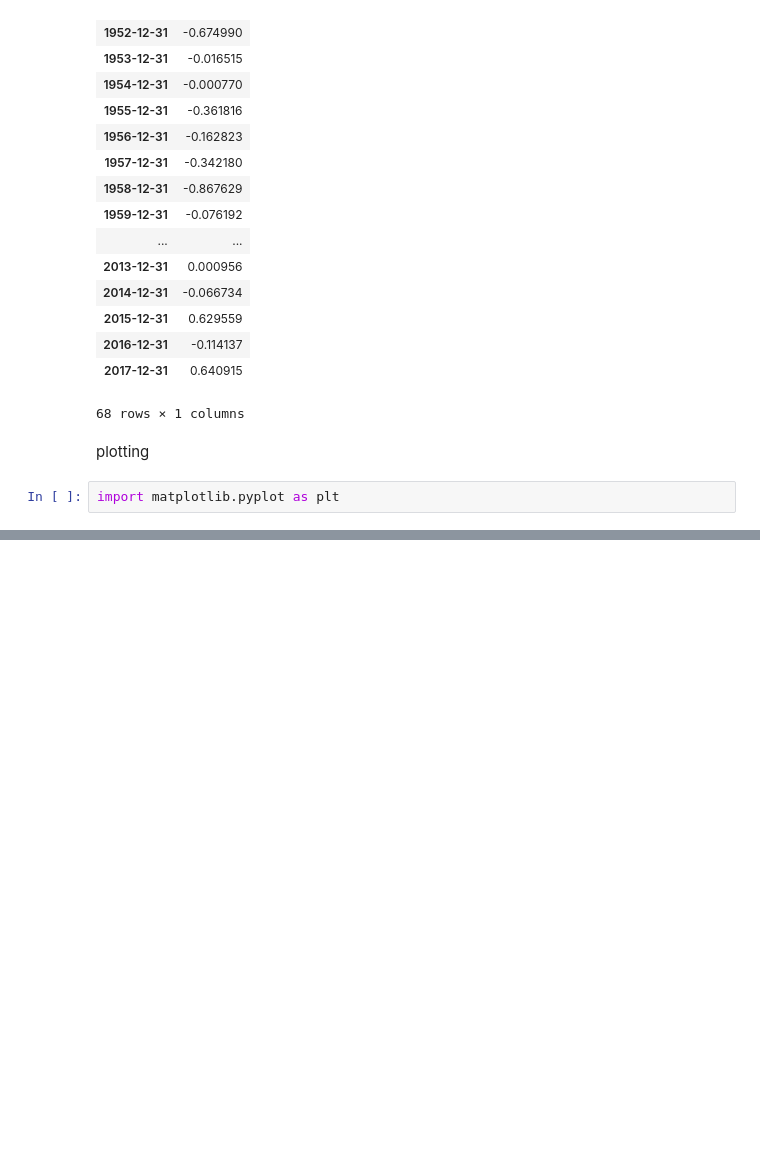
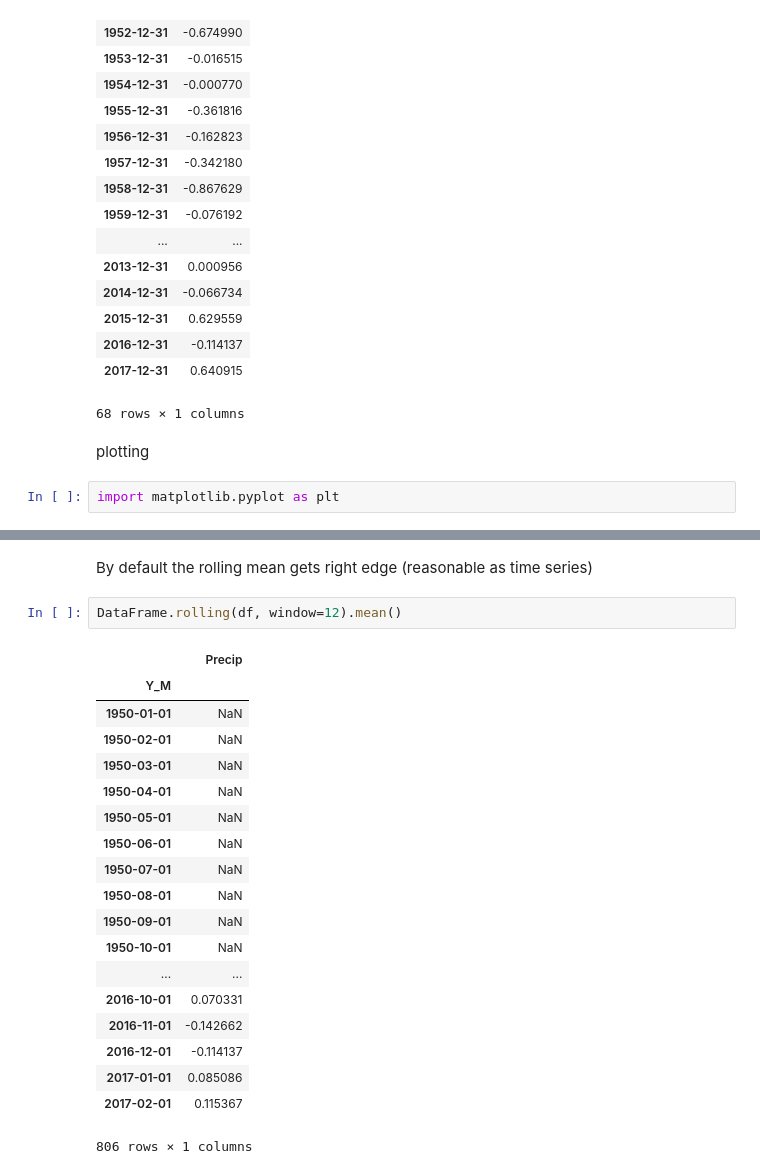
Before and after one commit to donghun2018/note-panda, a Jupyter notebook: TimeSeries_tutorial_01.ipynb, the cells around one changed output, grey strips where cells are left out. Drawn from its saved outputs; the diff is of its cells as text; blank space fills up the shorter version.

```diff
--- a/TimeSeries_tutorial_01.ipynb
+++ b/TimeSeries_tutorial_01.ipynb
@@ -113,0 +128,24 @@ plt.show()
+# %% [markdown]
+By default the rolling mean gets right edge (reasonable as time series)
+# %%
+DataFrame.rolling(df, window=12).mean()
+# %% [output]
+|  | Precip |
+| Y_M |  |
+| 1950-01-01 | NaN |
+| 1950-02-01 | NaN |
+| 1950-03-01 | NaN |
+| 1950-04-01 | NaN |
+| 1950-05-01 | NaN |
+| 1950-06-01 | NaN |
+| 1950-07-01 | NaN |
+| 1950-08-01 | NaN |
+| 1950-09-01 | NaN |
+| 1950-10-01 | NaN |
+| ... | ... |
+| 2016-10-01 | 0.070331 |
+| 2016-11-01 | -0.142662 |
+| 2016-12-01 | -0.114137 |
+| 2017-01-01 | 0.085086 |
+| 2017-02-01 | 0.115367 |
+806 rows × 1 columns
```
Also changed, not shown: parts of 23 cells of this notebook.
